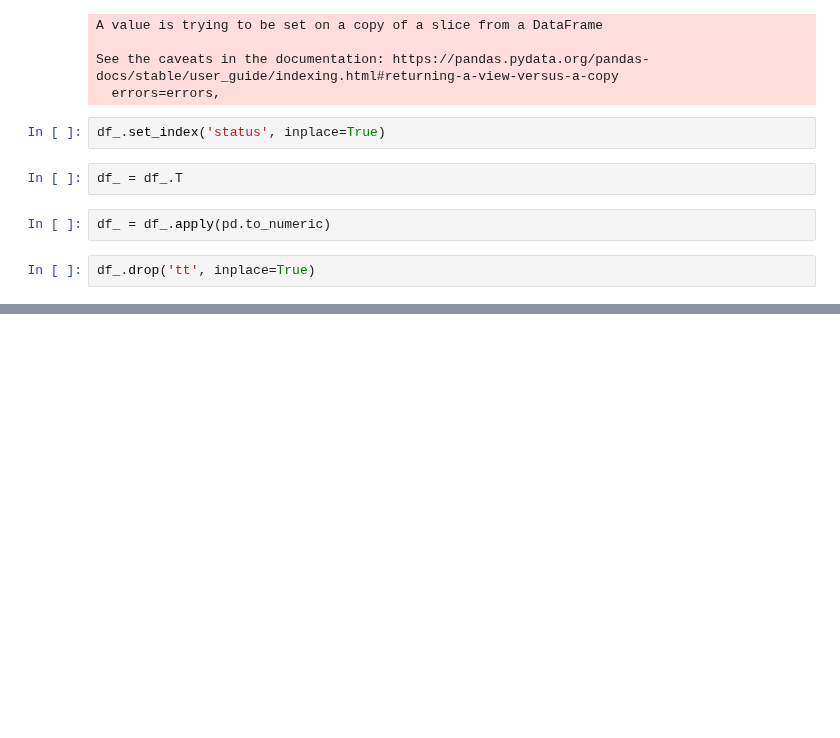
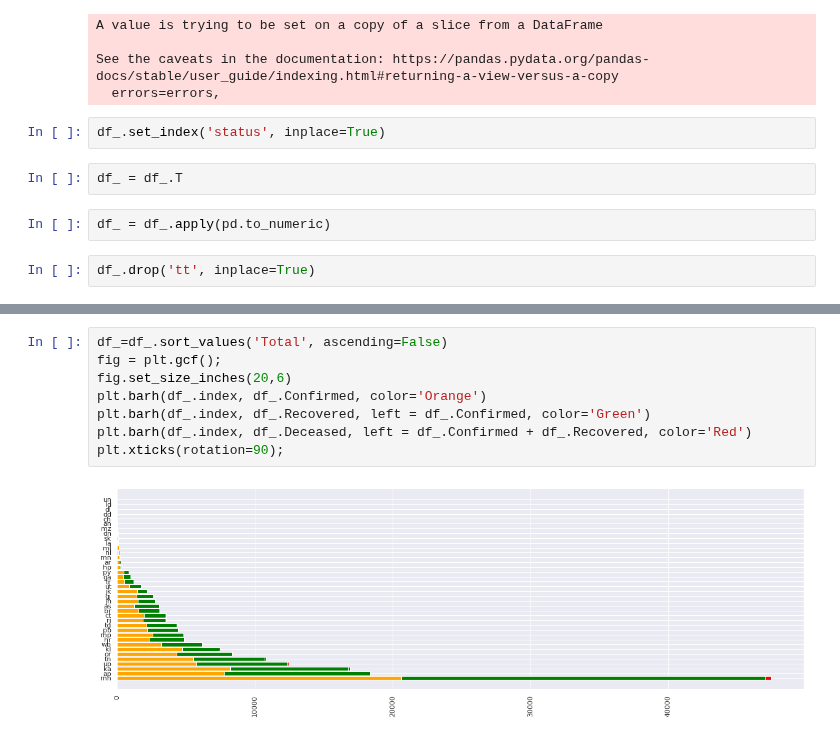
Before and after one commit to ajayks1974/learn_tools_tech, a Jupyter notebook: fds/fds_wk12_visualization.ipynb, the cells around one changed output, grey strips where cells are left out. Saved outputs shown, nothing was run; the diff lists cells and outputs as text; blank space fills up the shorter version.

```diff
--- a/fds/fds_wk12_visualization.ipynb
+++ b/fds/fds_wk12_visualization.ipynb
@@ -301,0 +384,10 @@ for i, val in enumerate(df_.index):
+# %%
+df_=df_.sort_values('Total', ascending=False)
+fig = plt.gcf();
+fig.set_size_inches(20,6)
+plt.barh(df_.index, df_.Confirmed, color='Orange')
+plt.barh(df_.index, df_.Recovered, left = df_.Confirmed, color='Green')
+plt.barh(df_.index, df_.Deceased, left = df_.Confirmed + df_.Recovered, color='Red')
+plt.xticks(rotation=90);
+# %% [output]
+[figure, added]
```
Also changed, not shown: parts of 28 cells of this notebook.
